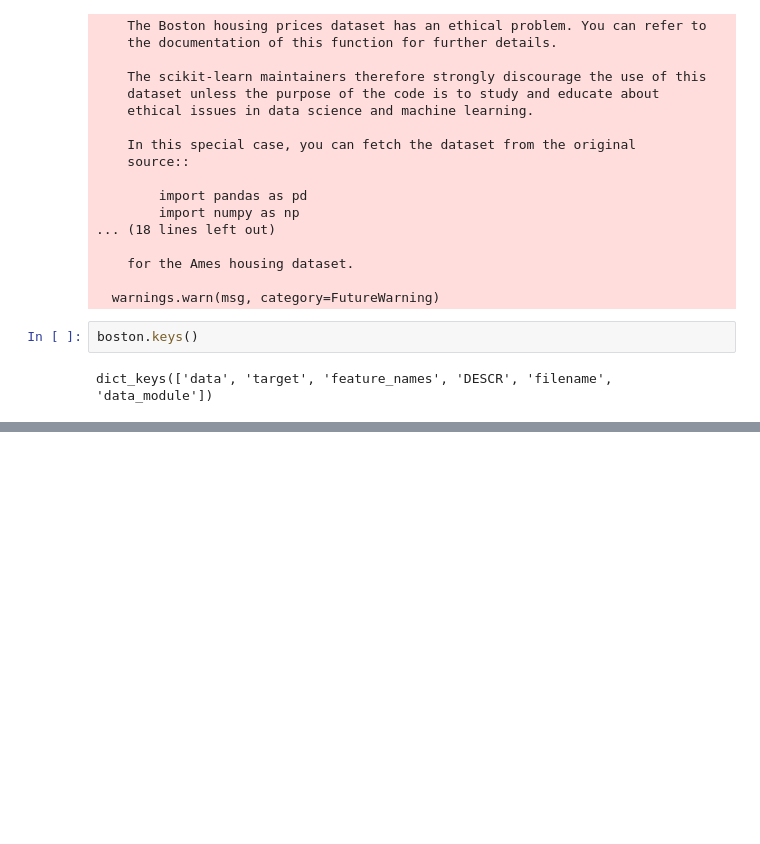
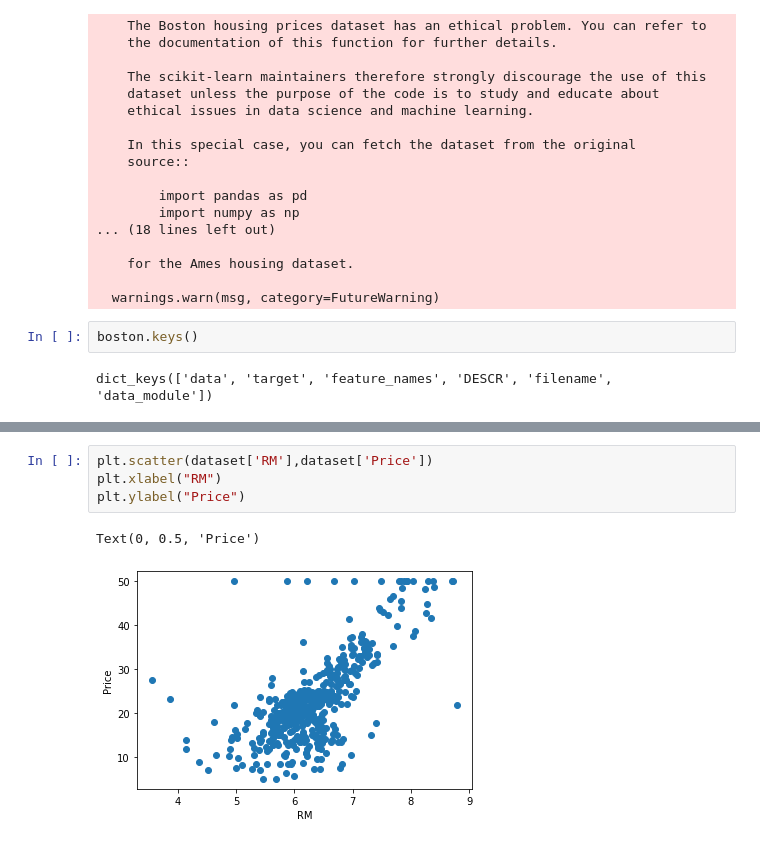
Before and after one commit to YasidaWanigatunga/ML-ops, a Jupyter notebook: Untitled-1.ipynb, the cells around one changed output, grey strips where cells are left out. Saved outputs shown, nothing was run; the diff lists cells and outputs as text; blank space fills up the shorter version.

```diff
--- a/Untitled-1.ipynb
+++ b/Untitled-1.ipynb
@@ -33,0 +212,7 @@ dict_keys(['data', 'target', 'feature_names', 'DESCR', 'filename', 'data_module'
+# %%
+plt.scatter(dataset['RM'],dataset['Price'])
+plt.xlabel("RM")
+plt.ylabel("Price")
+# %% [output]
+Text(0, 0.5, 'Price')
+[figure, added]
```
Also changed, not shown: parts of 59 cells of this notebook.
